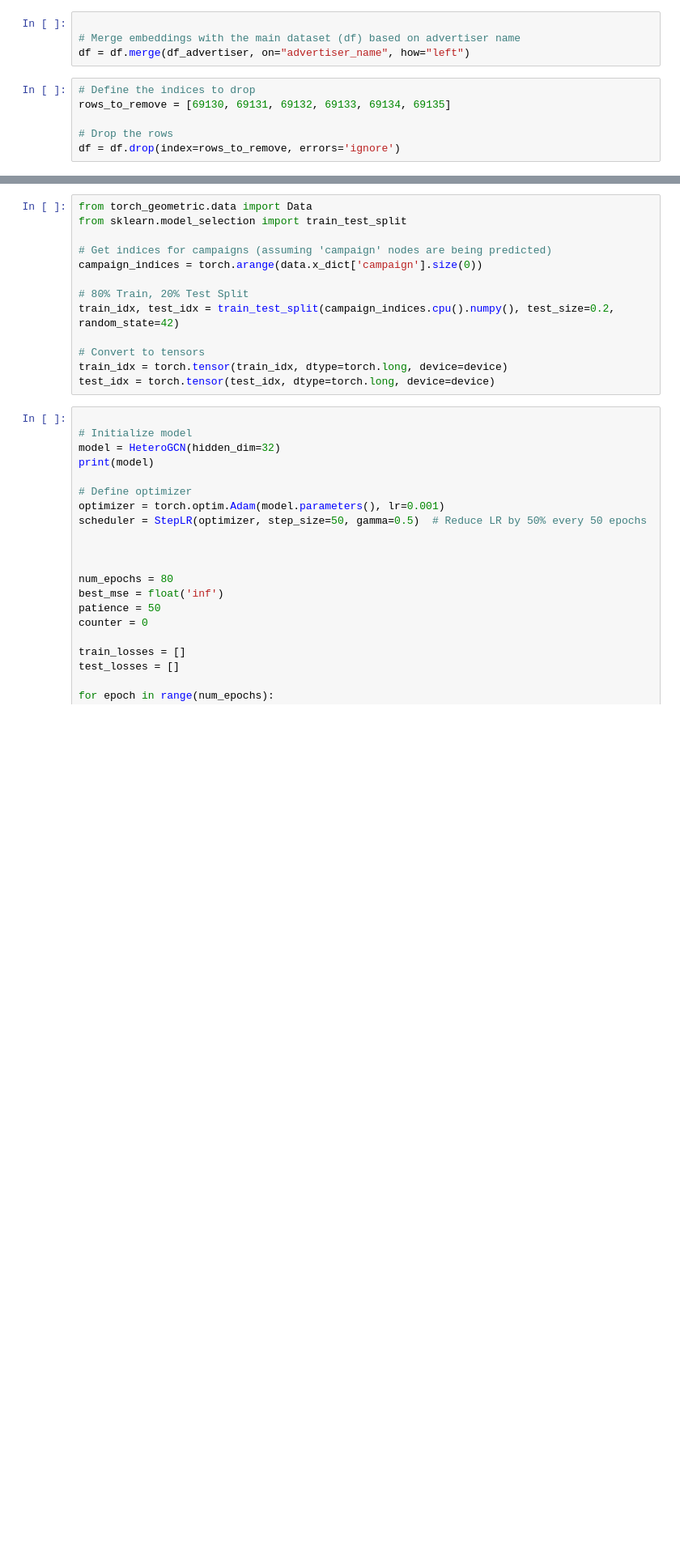
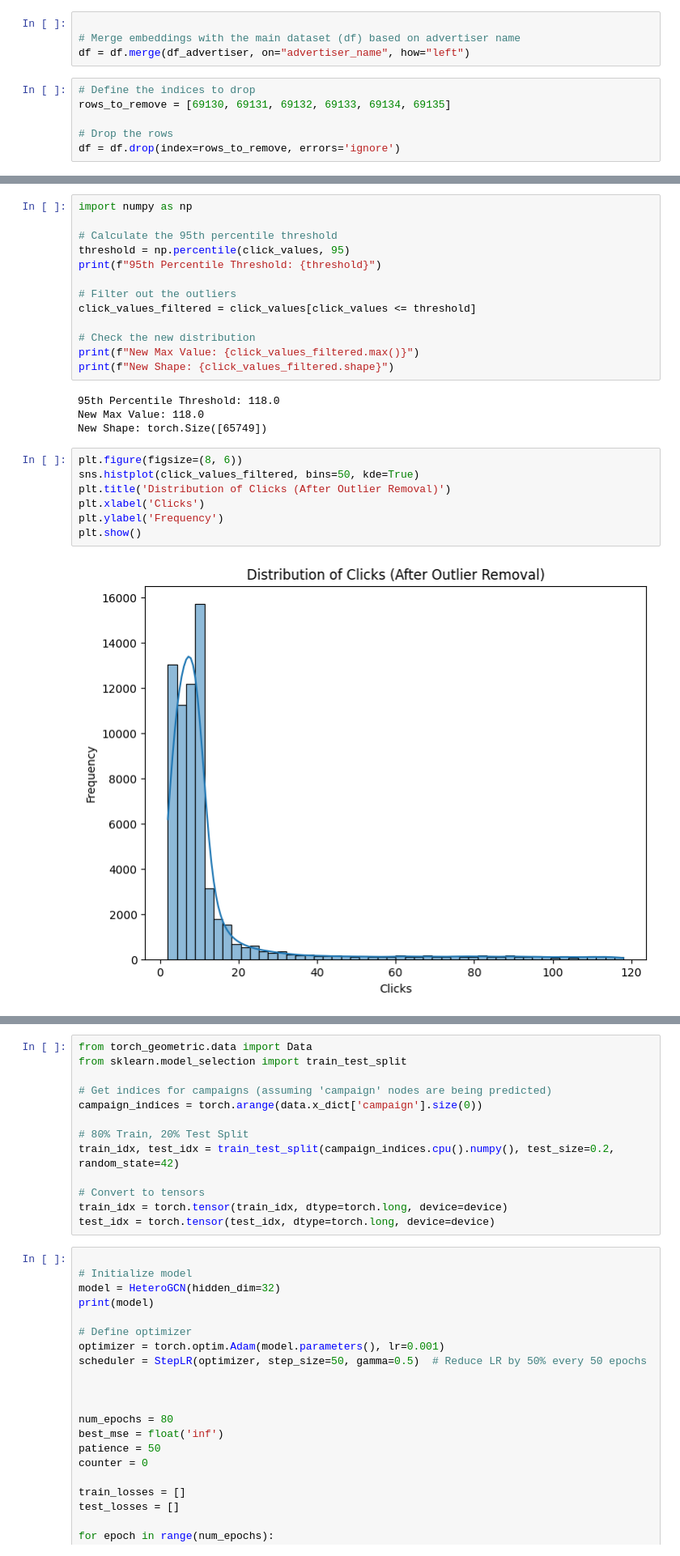
Before and after one commit to GinuraAdikari/InsightHive, a Jupyter notebook: Customer Engagement prediction/Models/SAGEConv.ipynb, the cells around one changed output, grey strips where cells are left out. Shown: that part at 81% size. Drawn from its saved outputs; the diff is of its cells as text; blank space fills up the shorter version.

```diff
--- a/Customer Engagement prediction/Models/SAGEConv.ipynb
+++ b/Customer Engagement prediction/Models/SAGEConv.ipynb
@@ -46,0 +76,26 @@ print(df)
+# %%
+import numpy as np
+
+# Calculate the 95th percentile threshold
+threshold = np.percentile(click_values, 95)
+print(f"95th Percentile Threshold: {threshold}")
+
+# Filter out the outliers
+click_values_filtered = click_values[click_values <= threshold]
+
+# Check the new distribution
+print(f"New Max Value: {click_values_filtered.max()}")
+print(f"New Shape: {click_values_filtered.shape}")
+# %% [output]
+95th Percentile Threshold: 118.0
+New Max Value: 118.0
+New Shape: torch.Size([65749])
+# %%
+plt.figure(figsize=(8, 6))
+sns.histplot(click_values_filtered, bins=50, kde=True)
+plt.title('Distribution of Clicks (After Outlier Removal)')
+plt.xlabel('Clicks')
+plt.ylabel('Frequency')
+plt.show()
+# %% [output]
+[figure, added]
```
Also changed, not shown: parts of 25 cells of this notebook, 25 other files.
